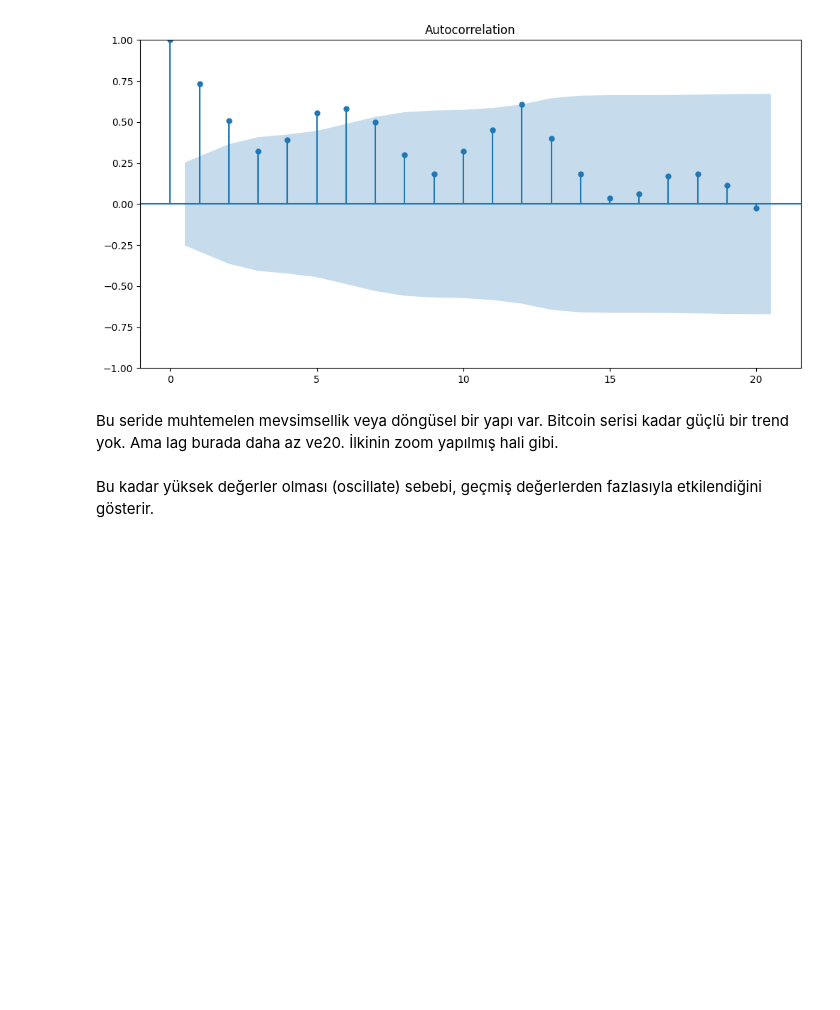
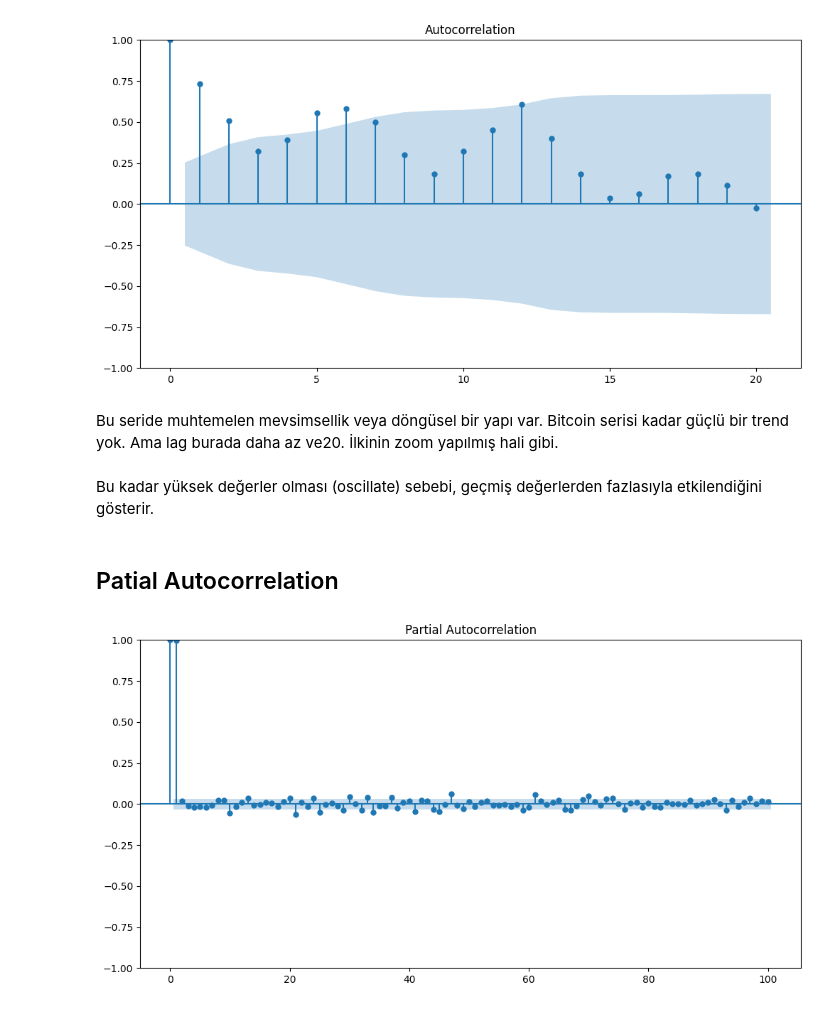
Before and after one commit to nurcoz/Udemy_time_series, a Jupyter notebook: Introduction_to_Time_Series_Analysis.ipynb, the cells around one changed output. Saved outputs shown, nothing was run; the diff lists cells and outputs as text; code cells hidden in the pictures; blank space fills up the shorter version.

```diff
--- a/Introduction_to_Time_Series_Analysis.ipynb
+++ b/Introduction_to_Time_Series_Analysis.ipynb
@@ -349,3 +349,12 @@ plt.show()
 Bu seride muhtemelen mevsimsellik veya döngüsel bir yapı var. Bitcoin serisi kadar güçlü bir trend yok. Ama lag burada daha az ve20. İlkinin zoom yapılmış hali gibi.
 # %% [markdown]
 Bu kadar yüksek değerler olması (oscillate) sebebi, geçmiş değerlerden fazlasıyla etkilendiğini gösterir.
+# %% [markdown]
+## Patial Autocorrelation
+# %%
+# PACF for bitcoin adj close
+fig, ax = plt.subplots(figsize = (12,6))
+plot_pacf(df['Adj Close'], lags=100, ax=ax)
+plt.show()
+# %% [output]
+[figure, added]
```
Also changed, not shown: parts of 2 cells of this notebook.
